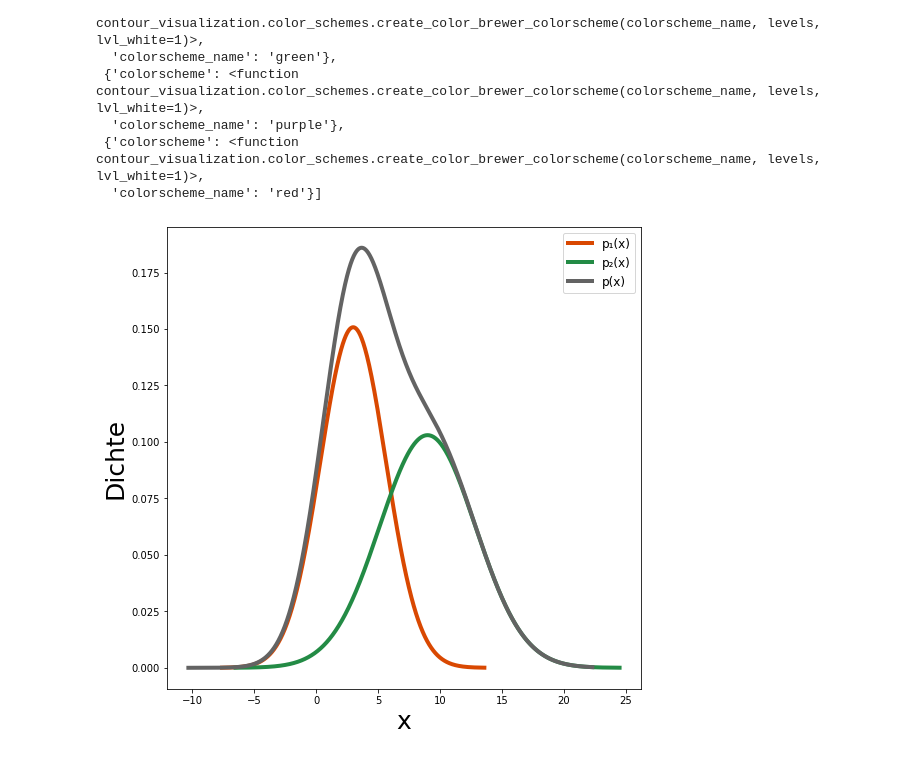
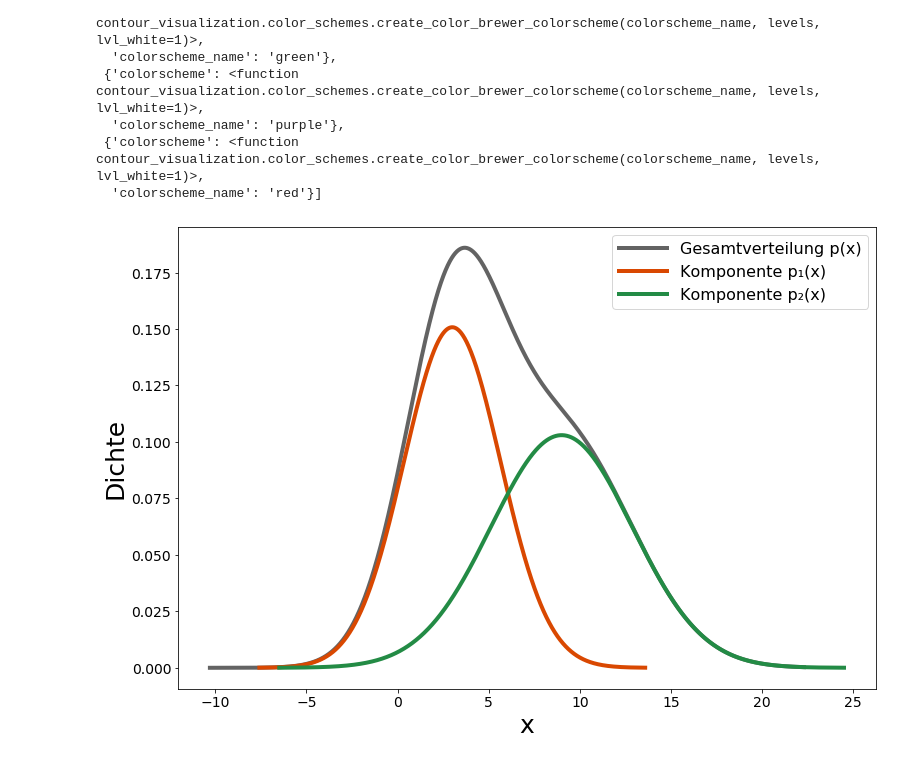
Before and after one commit to asver12/contour-maps-visualization, a Jupyter notebook: examples/mixture_model_data/1d_example.ipynb, the cells around one changed output. Saved outputs shown, nothing was run; the diff lists cells and outputs as text; code cells hidden in the pictures.

```diff
--- a/examples/mixture_model_data/1d_example.ipynb
+++ b/examples/mixture_model_data/1d_example.ipynb
@@ -21,16 +21,6 @@ def get_gaussian(mu, variance, size=8000):
     b = mu - 4 * sigma
     x = np.linspace(a, b, size)
     return x, mu, sigma, a, b
-# %%
-width = 8.5
-height = 8.5
-plt.rcParams['figure.figsize'] = [width, height]
-plt.rcParams['xtick.labelsize'] = 12
-plt.rcParams['ytick.labelsize'] = 12
-plt.rcParams['legend.fontsize'] = 14
-plt.rcParams['legend.handlelength'] = 3
-plt.rcParams['axes.labelsize'] = 25
-plt.rcParams["legend.loc"] = "upper right"
 # %%
 colorsch = color_schemes.get_colorbrewer_schemes()
 # %%
@@ -134,6 +124,16 @@ def plot_polys(axis, polys):
     for pol in polys:
         axis.add_patch(Polygon(list(map(picture_cross.convert_to_float, pol[0])), closed=True,
                        fill=True, edgecolor=pol[1], facecolor=pol[1], aa=True, linewidth=0.))
+# %%
+width = 12.5
+height = 8.5
+plt.rcParams['figure.figsize'] = [width, height]
+plt.rcParams['xtick.labelsize'] = 14
+plt.rcParams['ytick.labelsize'] = 14
+plt.rcParams['legend.fontsize'] = 16
+plt.rcParams['legend.handlelength'] = 3
+plt.rcParams['axes.labelsize'] = 25
+plt.rcParams["legend.loc"] = "upper right"
 # %%
 
 method="equal_density"
@@ -144,35 +144,35 @@ variance = 15
 mu_1 = 3
 variance_1 = 7
 mu_2 = 9
 variance_2 = 15
 
 x_1, mu_1, sigma_1, a, b = get_gaussian(mu_1, variance_1)
 y_1 = stats.norm.pdf(x_1, mu_1, sigma_1)
 polys_1 = get_polys(x_1, y_1, 6, colorscheme=colorsch[1], method=method)
 
 
 x_2, mu_2, sigma_2, a, b = get_gaussian(mu_2, variance_2)
 y_2 = stats.norm.pdf(x_2, mu_2, sigma_2)
 polys_2 = get_polys(x_2, y_2, 6, colorscheme=colorsch[2], method="equal_horizontal")
 
 
 
 
 
 x_b = np.linspace(np.sum([mu_1, mu_2])/2 - 5 * np.sum([sigma_1, sigma_2])/2,
                 np.sum([mu_1, mu_2])/2 + 5 * np.sum([sigma_1, sigma_2])/2, 4000)
 y_b = stats.norm.pdf(x_b, *get_gaussian(mu_1, variance_1)[1:3]) + stats.norm.pdf(x_b, *get_gaussian(mu_2, variance_2)[1:3])
 
 
-ax.plot(x_b, y_b, color=background_color, label="Gemeinsame Dichte p(x)", linewidth=4)
+ax.plot(x_b, y_b, color=background_color, label="Gesamtverteilung p(x)", linewidth=4)
 ax.plot(x_1, y_1, color=colors[1], label="Komponente p\u2081(x)", linewidth=4)
 ax.plot(x_2, y_2, color=colors[2], label="Komponente p\u2082(x)", linewidth=4)
 ax.set_xlabel("x")
 ax.set_ylabel("Dichte")
 ax.legend()
 fig.savefig("first_example.png")
 # %% [output]
-[figure, old version]
+[figure, new version]
 # %%
 
 method="equal_density"
```
Also changed, not shown: parts of 3 cells of this notebook.
